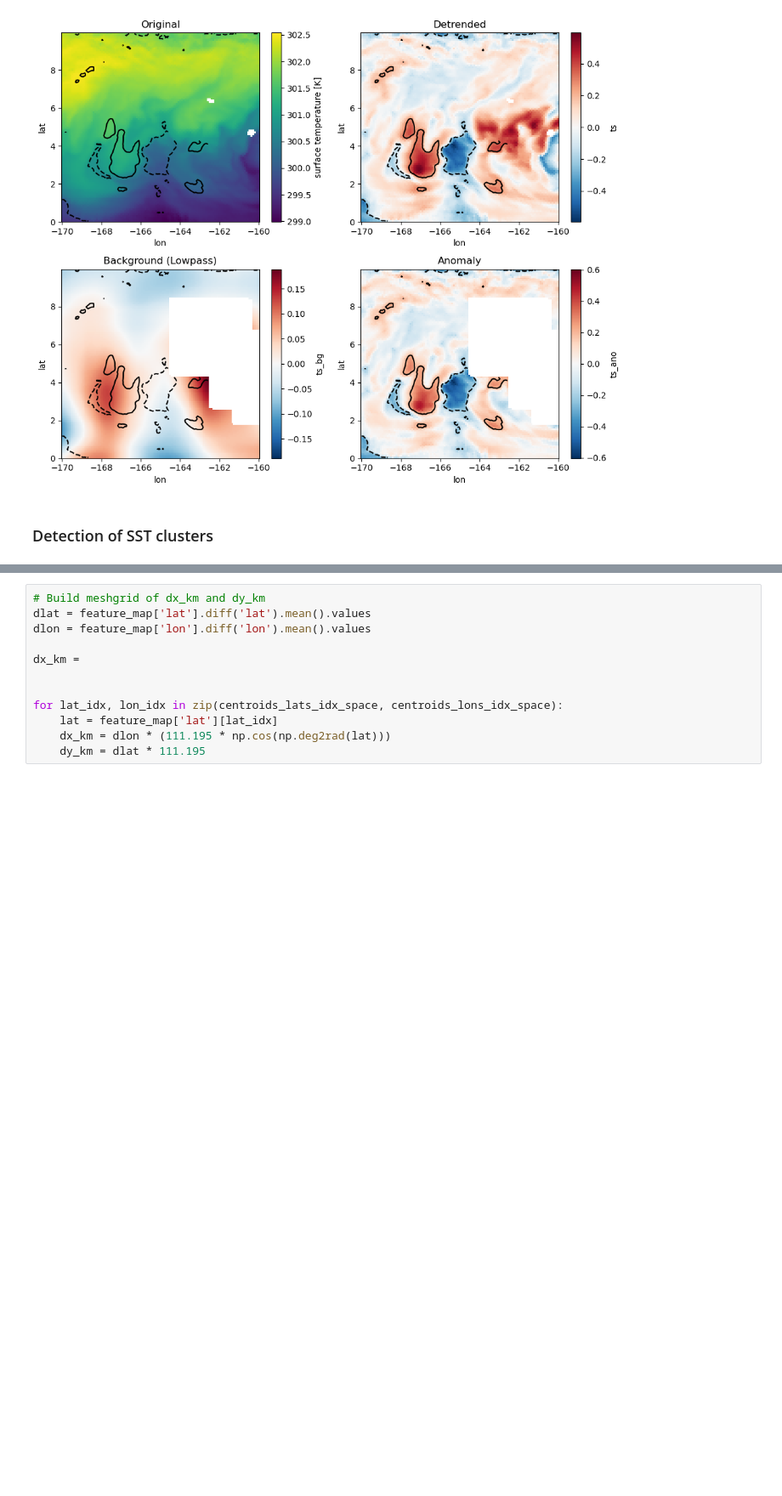
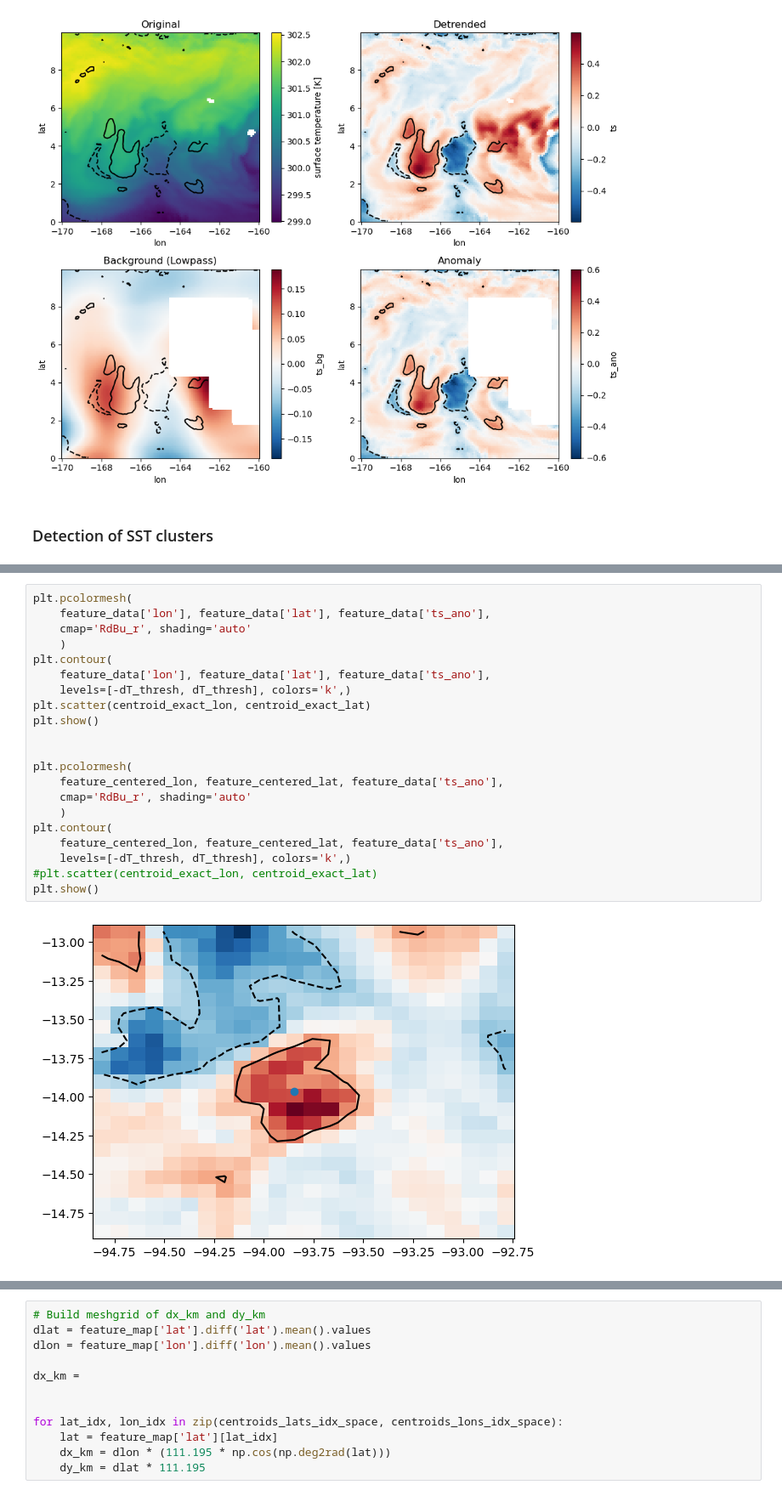
Before and after one commit to HF7weatherman/pycompo, a Jupyter notebook: examples/test_extract_SST-blobs.ipynb, the cells around one changed output, grey strips where cells are left out. Shown at 85% size. Saved outputs shown, nothing was run; the diff lists cells and outputs as text; blank space fills up the shorter version.

```diff
--- a/examples/test_extract_SST-blobs.ipynb
+++ b/examples/test_extract_SST-blobs.ipynb
@@ -214,0 +285,23 @@ Data variables:
+# %%
+plt.pcolormesh(
+    feature_data['lon'], feature_data['lat'], feature_data['ts_ano'],
+    cmap='RdBu_r', shading='auto'
+    )
+plt.contour(
+    feature_data['lon'], feature_data['lat'], feature_data['ts_ano'],
+    levels=[-dT_thresh, dT_thresh], colors='k',)
+plt.scatter(centroid_exact_lon, centroid_exact_lat)
+plt.show()
+
+
+plt.pcolormesh(
+    feature_centered_lon, feature_centered_lat, feature_data['ts_ano'],
+    cmap='RdBu_r', shading='auto'
+    )
+plt.contour(
+    feature_centered_lon, feature_centered_lat, feature_data['ts_ano'],
+    levels=[-dT_thresh, dT_thresh], colors='k',)
+#plt.scatter(centroid_exact_lon, centroid_exact_lat)
+plt.show()
+# %% [output]
+[figure, added]
```
Also changed, not shown: parts of 20 cells of this notebook.
